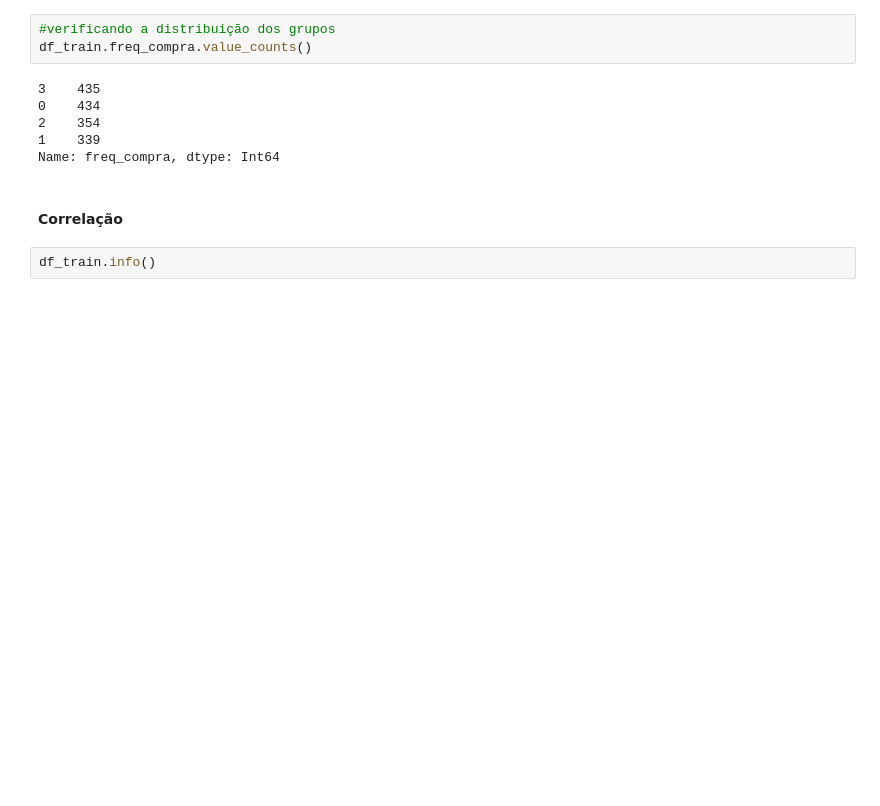
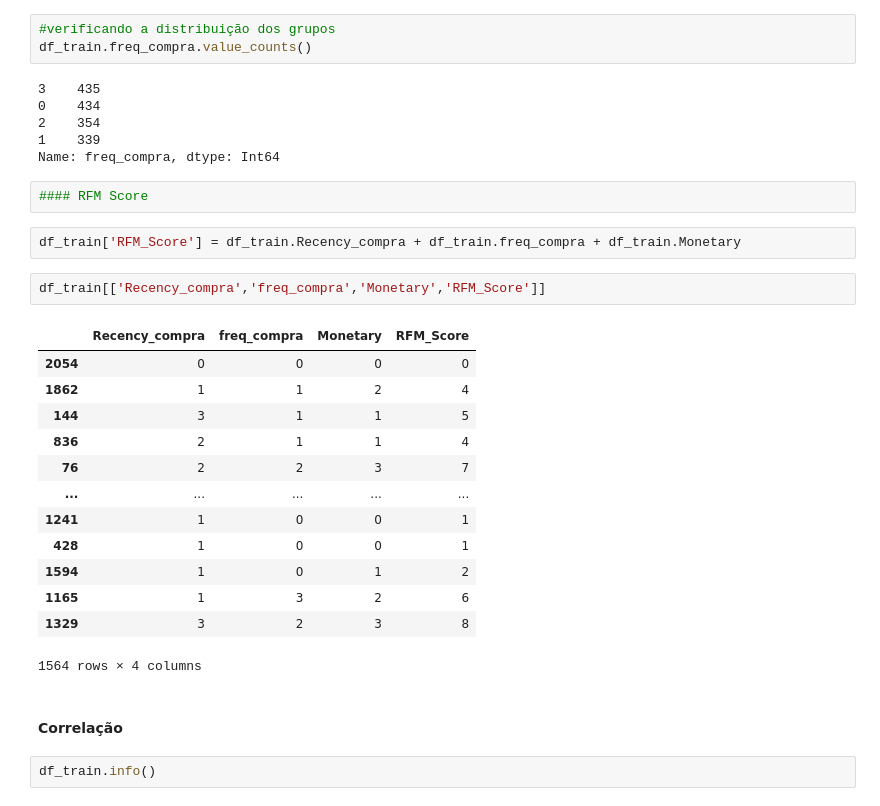
Before and after one commit to DionesGouvea/propensao_compra, a Jupyter notebook: Propensão_Marketing.ipynb, the cells around one changed output. Saved outputs shown, nothing was run; the diff lists cells and outputs as text; blank space fills up the shorter version.

```diff
--- a/Propensão_Marketing.ipynb
+++ b/Propensão_Marketing.ipynb
@@ -656,6 +659,26 @@ df_train.freq_compra.value_counts()
 2    354
 1    339
 Name: freq_compra, dtype: Int64
+# %%
+#### RFM Score
+# %%
+df_train['RFM_Score'] = df_train.Recency_compra + df_train.freq_compra + df_train.Monetary
+# %%
+df_train[['Recency_compra','freq_compra','Monetary','RFM_Score']]
+# %% [output]
+|  | Recency_compra | freq_compra | Monetary | RFM_Score |
+| 2054 | 0 | 0 | 0 | 0 |
+| 1862 | 1 | 1 | 2 | 4 |
+| 144 | 3 | 1 | 1 | 5 |
+| 836 | 2 | 1 | 1 | 4 |
+| 76 | 2 | 2 | 3 | 7 |
+| ... | ... | ... | ... | ... |
+| 1241 | 1 | 0 | 0 | 1 |
+| 428 | 1 | 0 | 0 | 1 |
+| 1594 | 1 | 0 | 1 | 2 |
+| 1165 | 1 | 3 | 2 | 6 |
+| 1329 | 3 | 2 | 3 | 8 |
+1564 rows × 4 columns
 # %% [markdown]
 #### Correlação
 # %%
```
Also changed, not shown: parts of 5 cells of this notebook.
